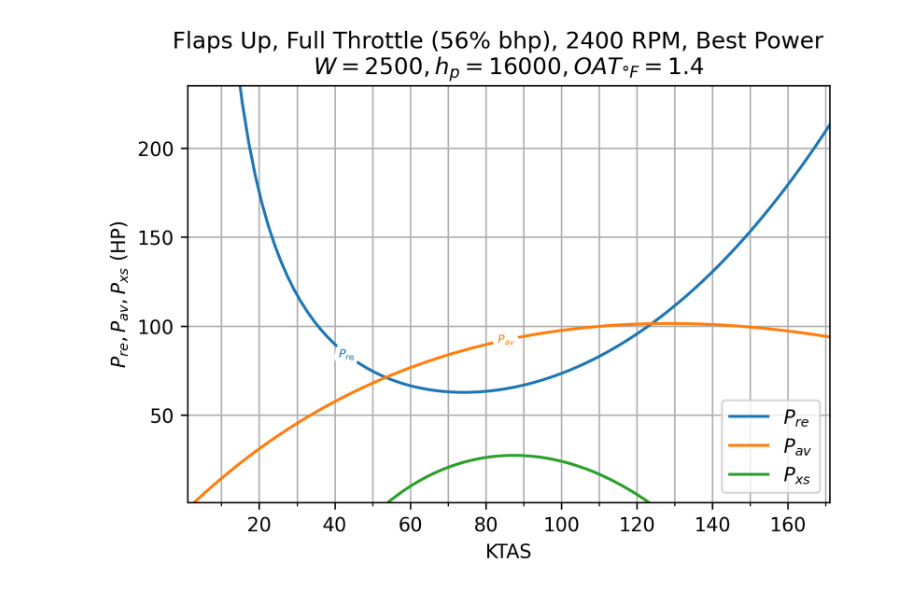
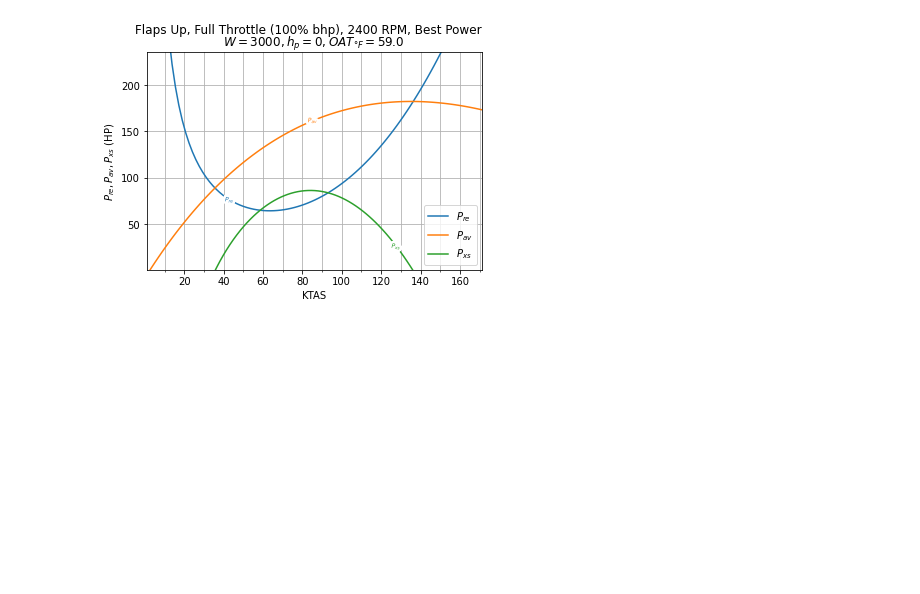
Before and after one commit to rbreslow/the-bootstrap-approach, a Jupyter notebook: the_bootstrap_approach.ipynb, the cells around one changed output. Cells and saved outputs as stored; diff of their text form; code cells hidden in the pictures; blank space fills up the shorter version.

```diff
--- a/the_bootstrap_approach.ipynb
+++ b/the_bootstrap_approach.ipynb
@@ -62,43 +65,6 @@ The autoreload extension is already loaded. To reload it, use:
 # %%
-def power_required(operating_conditions, air_speed):
-    """Determine power required :math:`P_{re}` to overcome the total drag force
-    at air speed :math:`V`."""
-    # $P_{re} = {GV}^3 + H/V$
-    return operating_conditions.g * air_speed ** 3 + operating_conditions.h / air_speed
-
-
-def power_available(dataplate: DataPlate, operating_conditions: Conditions, air_speed):
-    eta = propeller_efficiency(
-        dataplate.z_ratio,
-        propeller_advance_ratio(
-            air_speed, operating_conditions.propeller_rps, dataplate.propeller_diameter
-        ),
-        propeller_power_coefficient(
-            operating_conditions.power,
-            operating_conditions.atmospheric_density,
-            operating_conditions.propeller_rps,
-            dataplate.propeller_diameter,
-        ),
-        power_adjustment_factor_x(dataplate.total_activity_factor),
-    )
-
-    return eta * operating_conditions.power
-
-
-def tas(cas, relative_atmospheric_density):
-    return cas / math.sqrt(relative_atmospheric_density)
-
-
-def cas(tas, relative_atmospheric_density):
-    return math.sqrt(relative_atmospheric_density) * tas
-
-
-def kn_to_fts(kn):
-    return kn / 0.5924838
-
-
 operating_conditions = FullThrottleConditions(
-    N51SW, 2500, 16000, c_to_f(15 - (16 * 2)), Mixture.BEST_POWER, 2400
+    N51SW, 3000, 0, 59, Mixture.BEST_POWER, 2400
 )
 
 fig, ax = plt.subplots()
@@ -107,43 +73,59 @@ fig, ax = plt.subplots()
 never_exceed_speed = 171
 ktas = np.linspace(0, never_exceed_speed, 100)
 
-p_re = power_required(operating_conditions, kn_to_fts(ktas)) / 550
+p_re = (
+    power_required(operating_conditions.g, operating_conditions.h, kn_to_fts(ktas))
+    / 550
+)
 ax.plot(ktas, p_re, label=r"$P_{re}$")
 
 p_av = (
     power_available(
-        N51SW,
-        operating_conditions,
-        kn_to_fts(ktas),
+        propeller_efficiency(
+            sdef_t(N51SW.z_ratio),
+            propeller_advance_ratio(
+                kn_to_fts(ktas),
+                operating_conditions.propeller_rps,
+                N51SW.propeller_diameter,
+            ),
+            propeller_power_coefficient(
+                operating_conditions.power,
+                operating_conditions.atmospheric_density,
+                operating_conditions.propeller_rps,
+                N51SW.propeller_diameter,
+            ),
+            power_adjustment_factor_x(N51SW.total_activity_factor),
+        ),
+        operating_conditions.power,
     )
     / 550
 )
 ax.plot(ktas, p_av, label=r"$P_{av}$")
 
 p_xs = p_av - p_re
 ax.plot(ktas, p_xs, label=r"$P_{xs}$")
 
 labelLines(plt.gca().get_lines(), zorder=2.5, fontsize=6)
 
 plt.suptitle(
     f"{N51SW.configuration}, {operating_conditions.desc} ({operating_conditions.power / N51SW.rated_full_throttle_engine_power * 100:.0f}% bhp), {operating_conditions.engine_rpm} RPM, {operating_conditions.mixture.value}"
 )
 
 ax.set(
     xlabel="KTAS",
     ylabel=r"$P_{re}, P_{av}, P_{xs}$ (HP)",
     title=f"$W = {operating_conditions.gross_aircraft_weight}, h_p = {operating_conditions.pressure_altitude}, {{OAT_{{\degree{{F}}}}}} = {operating_conditions.oat_f:.1f}$",
 )
 
 ax.grid(True, which="both")
 
 ax.xaxis.set_minor_locator(AutoMinorLocator((2)))
 
 ax.set_xlim([1, never_exceed_speed])
 ax.set_ylim([1, N51SW.rated_full_throttle_engine_horsepower])
 
 plt.legend()
 
 plt.show()
 # %% [output]
-[figure, old version]
+[figure, new version]
```
Also changed, not shown: parts of 7 cells of this notebook, 11 other files.
